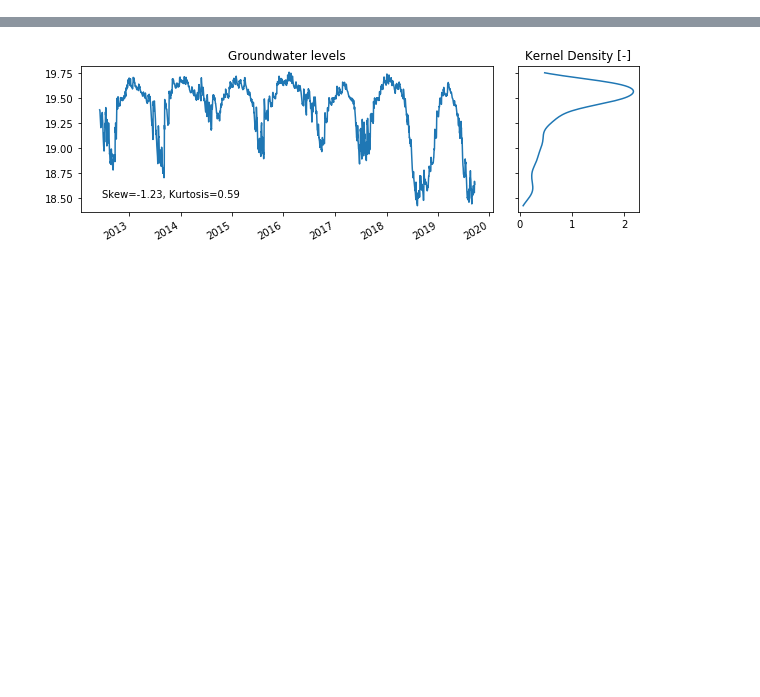
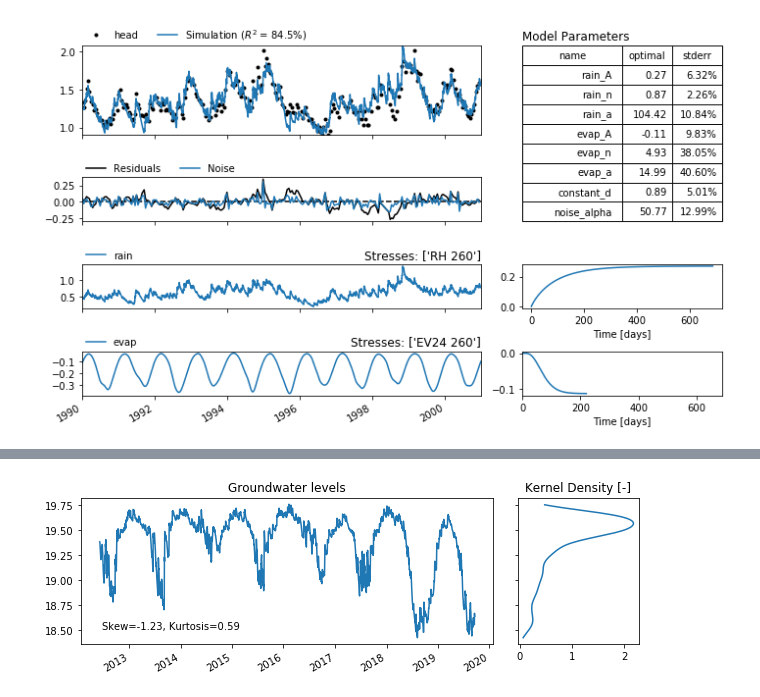
Before and after one commit to ArtesiaWater/stowa_handleiding_tijdreeksanalyse, a Jupyter notebook: model_structuur/model_structuur.ipynb, the cells around one changed output, grey strips where cells are left out. Cells and saved outputs as stored; diff of their text form; code cells hidden in the pictures; blank space fills up the shorter version.

```diff
--- a/model_structuur/model_structuur.ipynb
+++ b/model_structuur/model_structuur.ipynb
@@ -47,0 +79,24 @@ Matplotlib version: 3.1.3
+# %%
+# Voorbeeld van neerslag en verdamping met aparte respons functies
+head = pd.read_csv("data/B32C0639001.csv",  parse_dates=['date'],
+                   index_col='date', squeeze=True)
+evap = ps.read_knmi("data/etmgeg_260.txt", variables="EV24").series * 1e3
+rain = ps.read_knmi("data/etmgeg_260.txt", variables="RH").series * 1e3
+
+tmin = "1990"
+tmax = "2001"
+
+# Create the basic Pastas model
+ml1 = ps.Model(head, name="2 responsen")
+
+# Add a recharge model
+rm1 = ps.StressModel(rain, rfunc=ps.Gamma, name="rain", up=True)
+rm2 = ps.StressModel(evap, rfunc=ps.Gamma, name="evap", up=False)
+
+ml1.add_stressmodel([rm1, rm2])
+
+# Solve the model
+ml1.solve(noise=True, tmin=tmin, tmax=tmax, report=False)
+ml1.plots.results(figsize=(10, 6));
+# %% [output]
+[figure, added]
```
Also changed, not shown: parts of 32 cells of this notebook, 5 other files.
